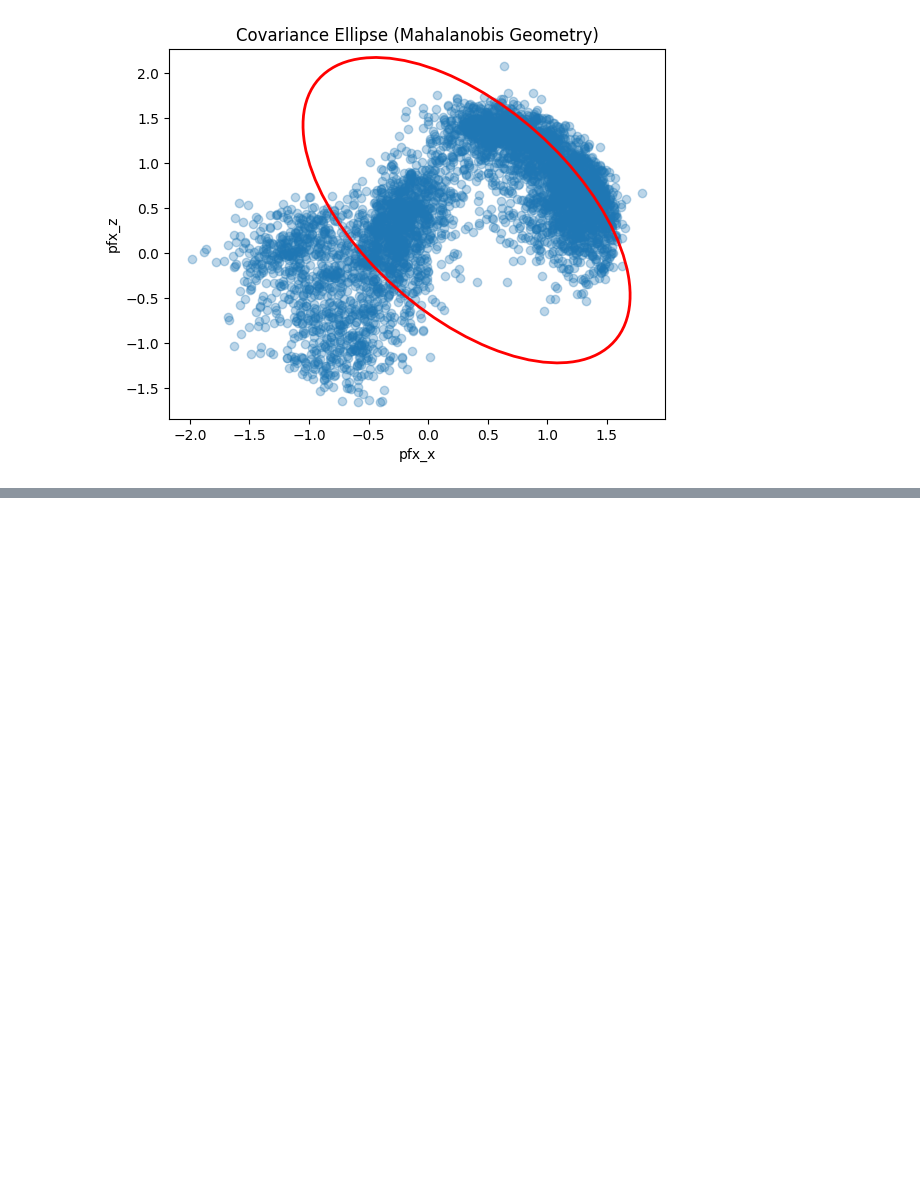
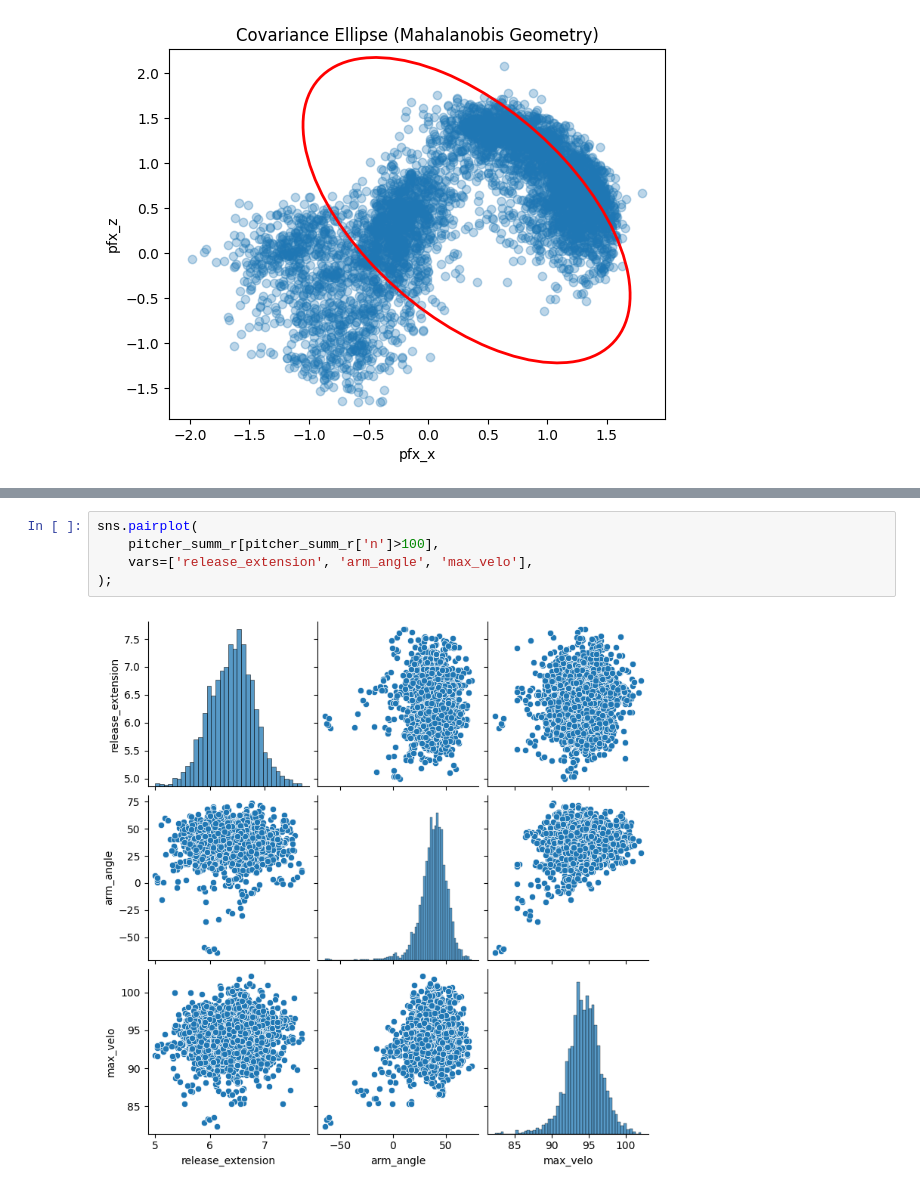
Before and after one commit to simontodreas/New-Pitches-Tool, a Jupyter notebook: Data Exploration.ipynb, the cells around one changed output, grey strips where cells are left out. Drawn from its saved outputs; the diff is of its cells as text; blank space fills up the shorter version.

```diff
--- a/Data Exploration.ipynb
+++ b/Data Exploration.ipynb
@@ -120,0 +182,7 @@ plt.show()
+# %%
+sns.pairplot(
+    pitcher_summ_r[pitcher_summ_r['n']>100],
+    vars=['release_extension', 'arm_angle', 'max_velo'],
+);
+# %% [output]
+[figure, added]
```
Also changed, not shown: parts of 32 cells of this notebook, 1 other file.
